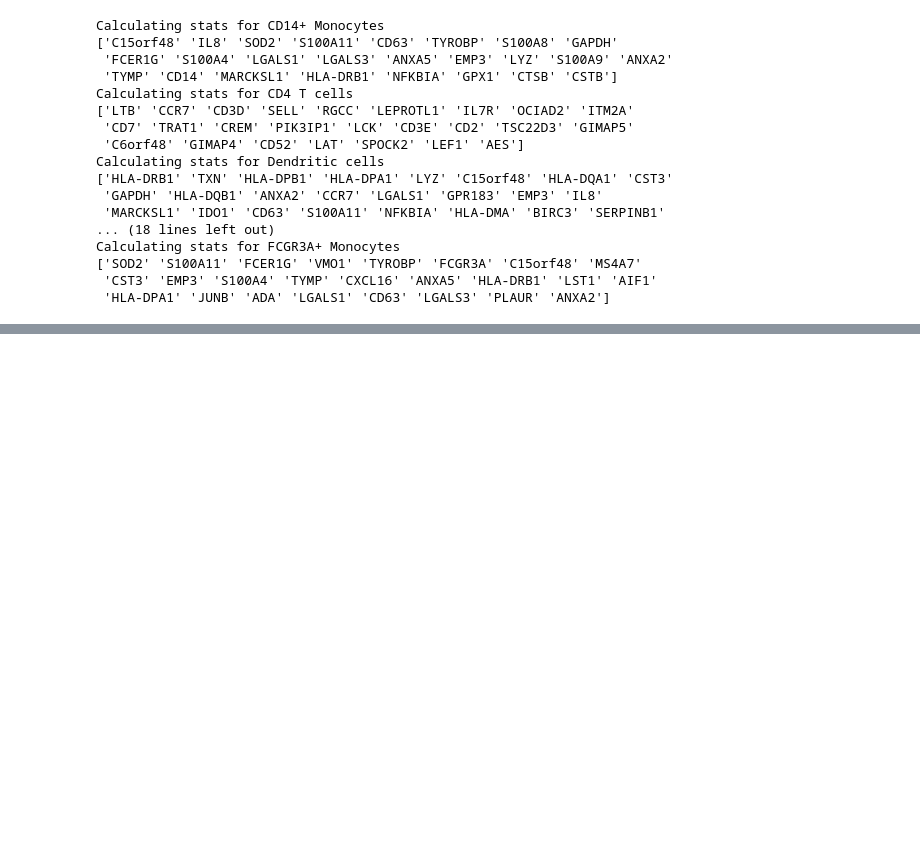
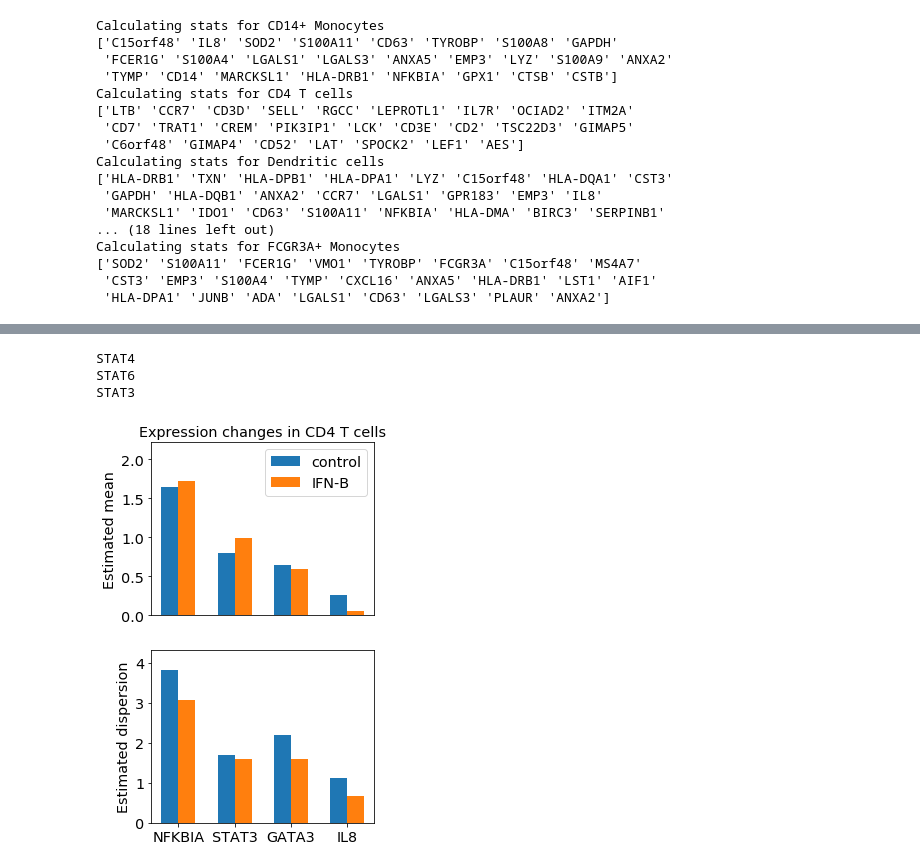
Before and after one commit to yelabucsf/scrna-parameter-estimation, a Jupyter notebook: examples/interferon_stimulation/interferon_stimulation_analysis.ipynb, the cells around one changed output, grey strips where cells are left out. Drawn from its saved outputs; the diff is of its cells as text; code cells hidden in the pictures; blank space fills up the shorter version.

```diff
--- a/examples/interferon_stimulation/interferon_stimulation_analysis.ipynb
+++ b/examples/interferon_stimulation/interferon_stimulation_analysis.ipynb
@@ -1154,0 +187,2 @@ Text(0.5,1,'Distribution of p-values for shuffled labels')
+# %%
+ct = 'CD4 T cells'
@@ -1154,0 +254,46 @@ Text(0.5,1,'Distribution of p-values for shuffled labels')
+# %%
+def plot_exp_across_genes(genes, ct, barwidth=0.3):
+
+    plt.figure(figsize=(4, 7))
+
+    genes_idx = [np.where(adata.var.index == gene)[0][0] for gene in genes]
+
+    ctrl_means = np.array([estimator.parameters[ct + ' - ctrl']['mean'][gene_idx] for gene_idx in genes_idx])
+    stim_means = np.array([estimator.parameters[ct + ' - stim']['mean'][gene_idx] for gene_idx in genes_idx])
+    ctrl_vars = np.array([estimator.parameters[ct + ' - ctrl']['dispersion'][gene_idx] for gene_idx in genes_idx])
+    stim_vars = np.array([estimator.parameters[ct + ' - stim']['dispersion'][gene_idx] for gene_idx in genes_idx])
+
+    ctrl_loc = np.arange(len(ctrl_means)) - barwidth/2
+    stim_loc = np.arange(len(ctrl_means)) + barwidth/2
+    labels = genes
+
+    plt.subplot(2, 1, 1)
+    plt.title('Expression changes in {}'.format(ct))
+    plt.bar(ctrl_loc, np.log(ctrl_means+1), width = barwidth)
+    plt.bar(stim_loc, np.log(stim_means+1), width = barwidth)
+    plt.ylim(0, max(np.log(ctrl_means+1).max(), np.log(stim_means+1).max()) + 0.5)
+    plt.xticks([])
+    plt.legend(['control', 'IFN-B'])
+    plt.ylabel('Estimated mean')
+
+    plt.subplot(2, 1, 2)
+    plt.bar(ctrl_loc, np.log(ctrl_vars+1), width = barwidth)
+    plt.bar(stim_loc, np.log(stim_vars+1), width = barwidth)
+    plt.ylim(0, max(np.log(ctrl_vars+1).max(), np.log(stim_vars+1).max()) + 0.5)
+    plt.xticks(np.arange(len(ctrl_means)), labels)
+    plt.ylabel('Estimated dispersion')
+# %%
+for gene in adata.var.index:
+    if 'STAT' in gene:
+        print(gene)
+# %% [output]
+STAT4
+STAT6
+STAT3
+# %%
+genes_1 = ['NFKBIA', 'STAT3', 'GATA3', 'IL8']
+genes_2 = ['IRF1', 'IRF9', 'IRF8', 'IRF2BP2']
+# %%
+plot_exp_across_genes(genes_1, 'CD4 T cells', barwidth=0.3)
+# %% [output]
+[figure, added]
```
Also changed, not shown: parts of 189 cells of this notebook, 2 other files.
